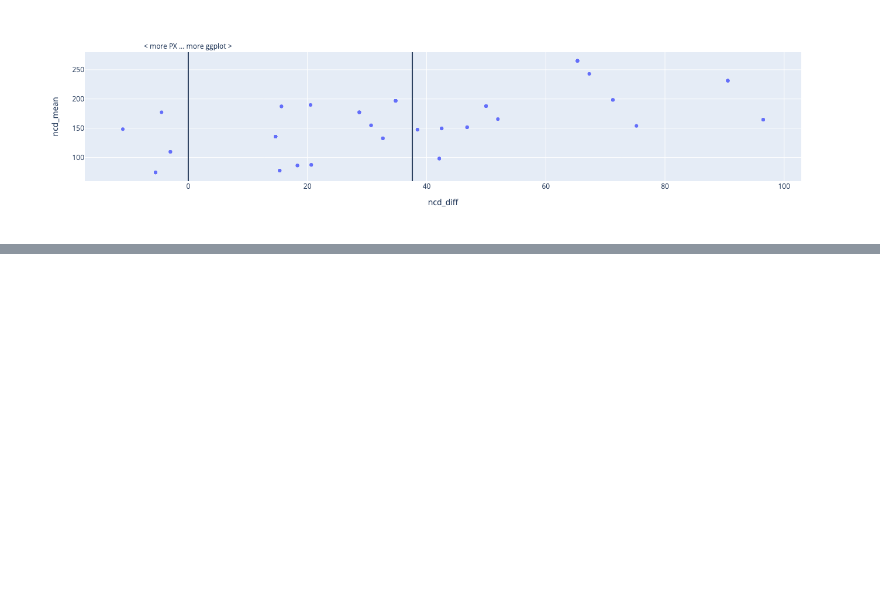
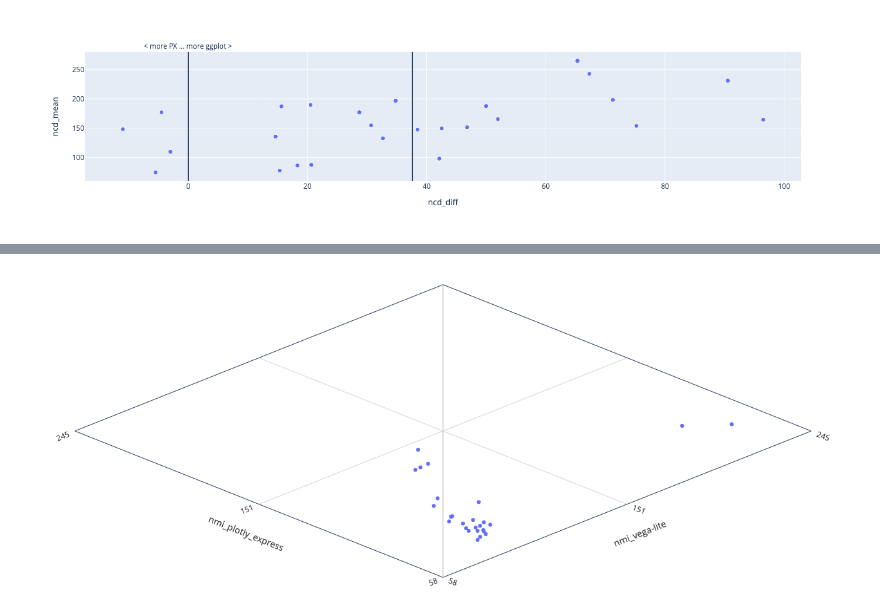
Before and after one commit to notascope/notascope, a Jupyter notebook: notebooks/compare_scatter.ipynb, the cells around one changed output, grey strips where cells are left out. Saved outputs shown, nothing was run; the diff lists cells and outputs as text; code cells hidden in the pictures; blank space fills up the shorter version.

Commit message:
carpet plot ftw

```diff
--- a/notebooks/compare_scatter.ipynb
+++ b/notebooks/compare_scatter.ipynb
@@ -113,0 +114,54 @@ cross_notation_figure("movies", "vega-lite", "nmi", "plotly_express", "nmi", "ba
+# %%
+from src import vis_types, ext, get_distance, distance_types, get_vis, merged_distances
+import plotly.express as px
+import pandas as pd
+import numpy as np
+import plotly.graph_objects as go
+
+def cross_notation_figure(study, notation, distance, notation2, distance2, from_slug, to_slug):
+
+    merged = merged_distances(study, notation, distance, notation2, distance2)
+
+    x = distance
+    y = distance2
+    if notation != notation2:
+        x += "_" + notation
+        y += "_" + notation2
+
+    merged = merged.groupby("from_slug").mean([x,y]).reset_index()
+    merged["selected"] = (merged["from_slug"] == from_slug) | (merged["from_slug"] == to_slug)
+
+    mn = min(merged[x].min(), merged[y].min())
+    mx = max(merged[x].max(), merged[y].max())
+    s = 0.1 * (mx - mn)
+    mx += s
+    mn -= s
+    md = (mn+mx)/2
+    md = round(md)
+    mx = round(mx)
+    mn = round(mn)
+
+    fig = go.Figure([
+
+    go.Scattercarpet(mode="markers", a=merged[y], b=merged[x], hovertext=merged["from_slug"]),go.Carpet(
+        a = [mn, md, mx, mn, md, mx, mn, md, mx],
+        b = [mn, mn, mn, md, md, md, mx, mx, mx],
+        x = [ 0, -5,-10,  5,  0, -5, 10,  5,  0],
+        y = [ 0,  5, 10,  5, 10, 15, 10, 15, 20],
+        aaxis=dict(title=y, gridcolor="lightgrey"),
+        baxis=dict(title=x, gridcolor="lightgrey"),
+    ),
+    ]
+    )
+    fig.add_shape(line_color="lightgrey", line_width=1, x0=0,x1=0,y0=0.1,y1=19.9)
+    fig.update_xaxes(visible=False, range=[-11,11])
+    fig.update_yaxes(visible=False, range=[-1,21])
+    fig.update_layout(plot_bgcolor="white", margin=dict(b=0,t=0,l=0,r=0),
+                      width=500, height=500, showlegend=False)
+
+
+    return fig
+
+cross_notation_figure("movies", "vega-lite", "nmi", "plotly_express", "nmi", "bar_count", "bubble_agg")
+# %% [output]
+[figure, added]
```
Also changed, not shown: parts of 3 cells of this notebook, 3 other files.
